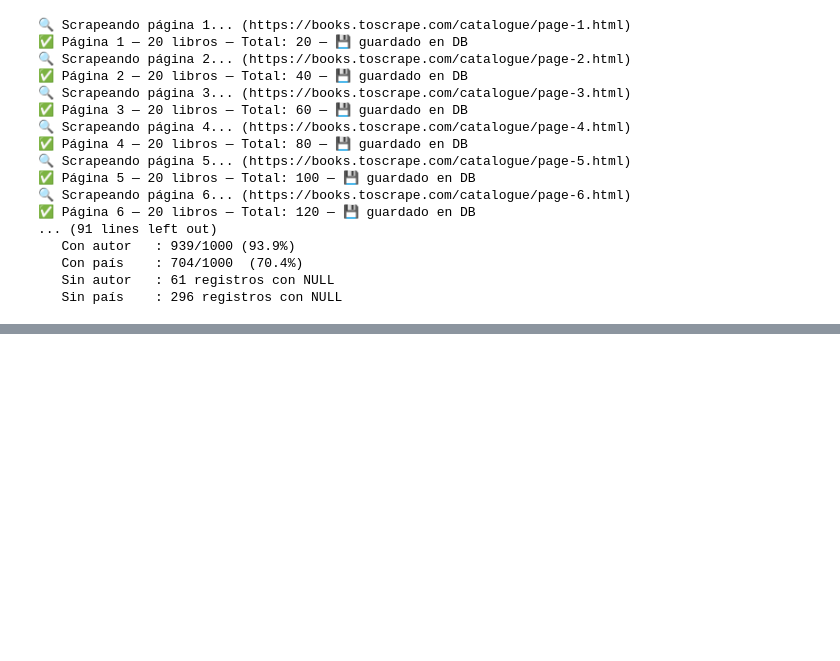
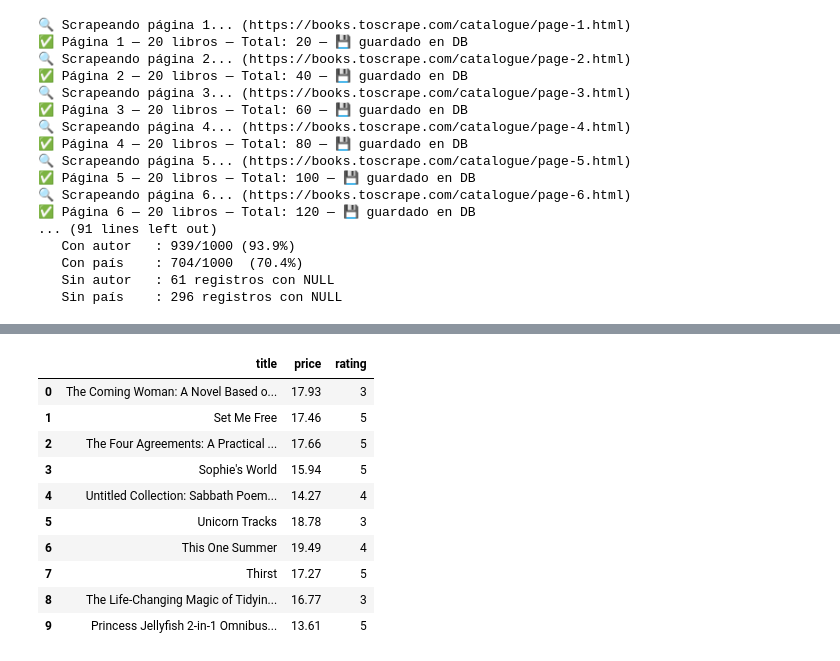
Before and after one commit to IvanOcampos/web-scraping-sql-analysis, a Jupyter notebook: web_scraping_sql_etl_analysis.ipynb, the cells around one changed output, grey strips where cells are left out. Drawn from its saved outputs; the diff is of its cells as text; code cells hidden in the pictures; blank space fills up the shorter version.

```diff
--- a/web_scraping_sql_etl_analysis.ipynb
+++ b/web_scraping_sql_etl_analysis.ipynb
@@ -514,0 +522,89 @@ scrape_books(URL)
+# %%
+conn = sqlite3.connect("books.db")
+
+# Books with more than 3 rating and less than 10 euros
+query1 = """
+SELECT title, price, rating
+FROM books
+WHERE rating >= 3 and price < 20
+LIMIT 10;
+"""
+
+# Author with the worst average rating(minimum 5 books)
+query2 = """
+SELECT a.name AS author, AVG(b.rating) AS avg_rating, COUNT(*) AS total_books FROM authors a
+JOIN book_author ba ON a.id = ba.author_id
+JOIN books b ON b.id = ba.book_id
+GROUP BY a.id
+HAVING COUNT(*) >= 5
+ORDER BY avg_rating;
+"""
+
+# Category with the highest average price
+query3 = """
+SELECT c.name AS category, AVG(b.price) AS avg_price, COUNT(*) AS total_categories FROM categories c
+JOIN books b ON c.id = b.category_id
+GROUP BY c.id
+ORDER BY avg_price DESC
+LIMIT 10;
+"""
+
+# Top 5 authors with the most books
+query4 = """
+SELECT a.name AS author, COUNT(*) as total_books FROM authors a
+JOIN book_author b ON b.author_id = a.id
+GROUP BY a.id
+ORDER BY COUNT(*) DESC
+LIMIT 5;
+"""
+
+# Countries with the most books with rating higher than 3 stars
+query5 = """
+SELECT a.country, COUNT(*) AS total_books FROM books b
+JOIN book_author ba ON b.id = ba.book_id
+JOIN authors a ON a.id = ba.author_id
+WHERE b.rating > 3
+GROUP BY a.country
+ORDER BY total_books DESC;
+"""
+
+# --- QUERY 1 ---
+print("------------------------------------------------------------")
+print("Books with more than 3 rating and less than 10 euros")
+print("------------------------------------------------------------")
+df = pd.read_sql_query(query1, conn)
+display(df)
+print("------------------------------------------------------------")
+
+# --- QUERY 2 ---
+print("------------------------------------------------------------")
+print(f"Author with the worst average rating(minimum 5 books)")
+print("------------------------------------------------------------")
+df = pd.read_sql_query(query2, conn)
+display(df)
+print("------------------------------------------------------------")
+
+# --- QUERY 3 ---
+print("------------------------------------------------------------")
+print(f"Category with the highest average price")
+print("------------------------------------------------------------")
+df = pd.read_sql_query(query3, conn)
+display(df)
+print("------------------------------------------------------------")
+
+# --- QUERY 4 ---
+print("------------------------------------------------------------")
+print(f"Top 5 authors with the most books")
+print("------------------------------------------------------------")
+df = pd.read_sql_query(query4, conn)
+display(df)
+print("------------------------------------------------------------")
+
+# --- QUERY 5 ---
+print("------------------------------------------------------------")
+print(f"Countries with the most books with rating higher than 3 stars")
+print("------------------------------------------------------------")
+df = pd.read_sql_query(query5, conn)
+display(df)
+print("------------------------------------------------------------")
+# %% [output]
@@ -514,0 +614,11 @@ scrape_books(URL)
+|  | title | price | rating |
+| 0 | The Coming Woman: A Novel Based o... | 17.93 | 3 |
+| 1 | Set Me Free | 17.46 | 5 |
+| 2 | The Four Agreements: A Practical ... | 17.66 | 5 |
+| 3 | Sophie's World | 15.94 | 5 |
+| 4 | Untitled Collection: Sabbath Poem... | 14.27 | 4 |
+| 5 | Unicorn Tracks | 18.78 | 3 |
+| 6 | This One Summer | 19.49 | 4 |
+| 7 | Thirst | 17.27 | 5 |
+| 8 | The Life-Changing Magic of Tidyin... | 16.77 | 3 |
+| 9 | Princess Jellyfish 2-in-1 Omnibus... | 13.61 | 5 |
```
Also changed, not shown: parts of 11 cells of this notebook, 1 other file.
